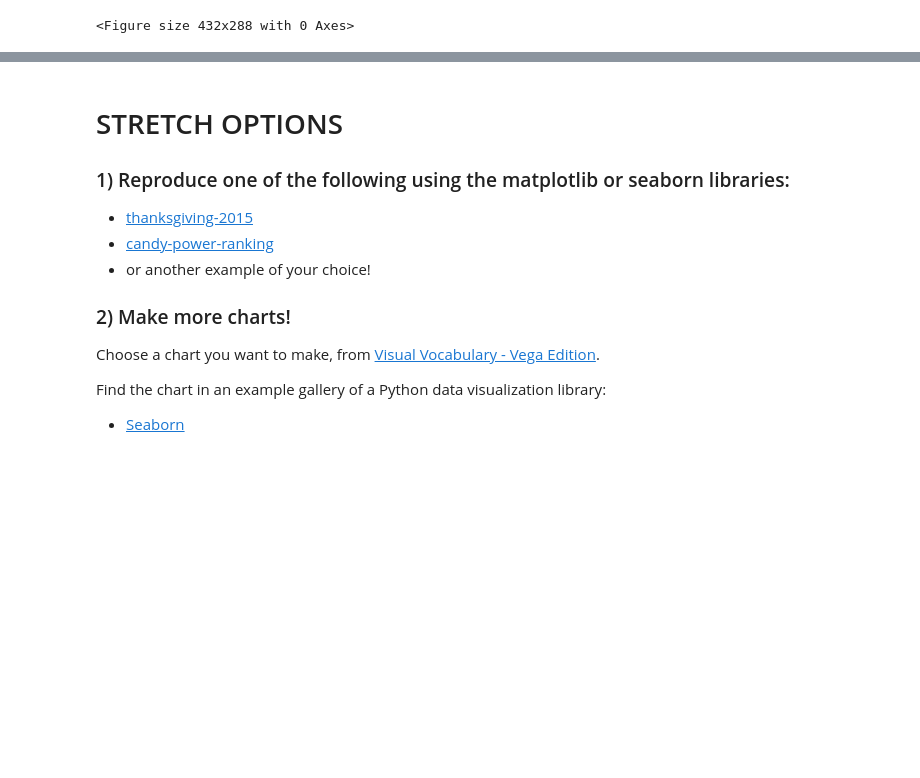
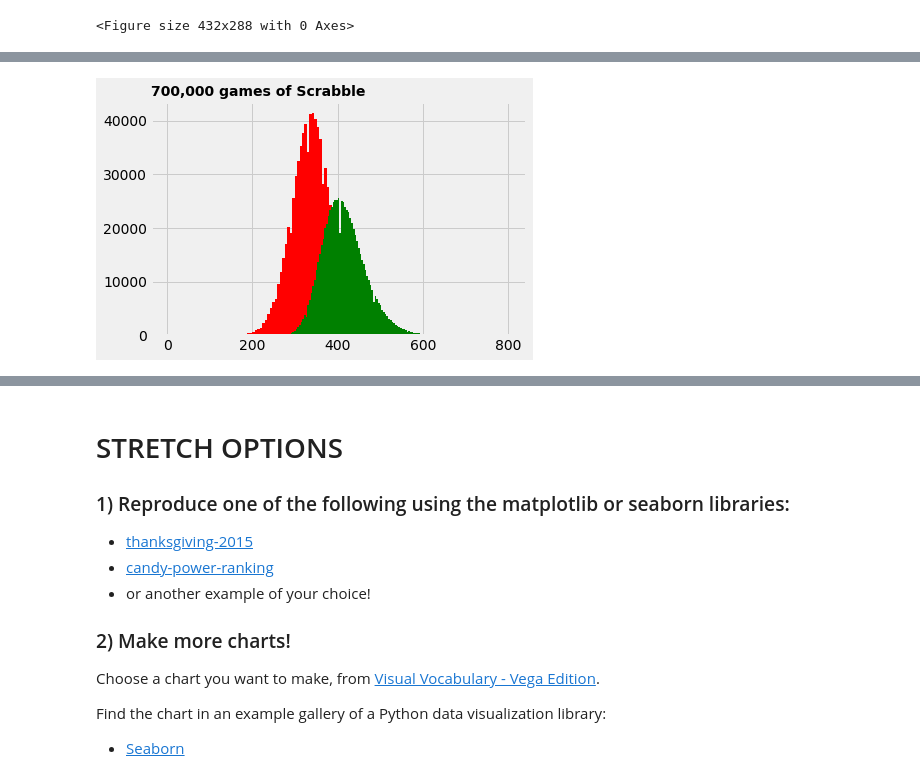
Before and after one commit to bloominstituteoftechnology/DS-Unit-1-Sprint-2-Data-Wrangling-and-Storytelling, a Jupyter notebook: Cai_Nowicki_Make_Explanatory_Visualizations_Assignment.ipynb, the cells around one changed output, grey strips where cells are left out. Cells and saved outputs as stored; diff of their text form; code cells hidden in the pictures; blank space fills up the shorter version.

```diff
--- a/Cai_Nowicki_Make_Explanatory_Visualizations_Assignment.ipynb
+++ b/Cai_Nowicki_Make_Explanatory_Visualizations_Assignment.ipynb
@@ -331,0 +341,2 @@ display(example)
+# %%
+scrabble = pd.read_csv('https://media.githubusercontent.com/media/fivethirtyeight/data/master/scrabble-games/scrabble_games.csv')
@@ -331,0 +357,4 @@ display(example)
+# %%
+#all I need is the winning score and the losing score for each game
+columns = ['gameid', 'winnerscore', 'loserscore']
+scrabble = scrabble[columns]
@@ -331,0 +387,3 @@ display(example)
+# %%
+
+scrabble = scrabble.set_index('gameid')
@@ -331,0 +418,18 @@ display(example)
+# %%
+condition = scrabble['winnerscore'] >= 1
+scrabble = scrabble[condition]
+
+condition = scrabble['loserscore'] >= 1
+scrabble = scrabble[condition]
+
+#initial histogram showed that most of the scores were 0/0 (I guess forfeits?) and that ruined the graph
+# %%
+plt.hist(scrabble['loserscore'], color='red', bins=100)
+plt.hist(scrabble['winnerscore'], color='green', bins=200)
+plt.title('700,000 games of Scrabble', fontweight='bold', fontsize=14, loc='left')
+
+
+
+plt.show()
+# %% [output]
+[figure, added]
```
Also changed, not shown: parts of 14 cells of this notebook.
